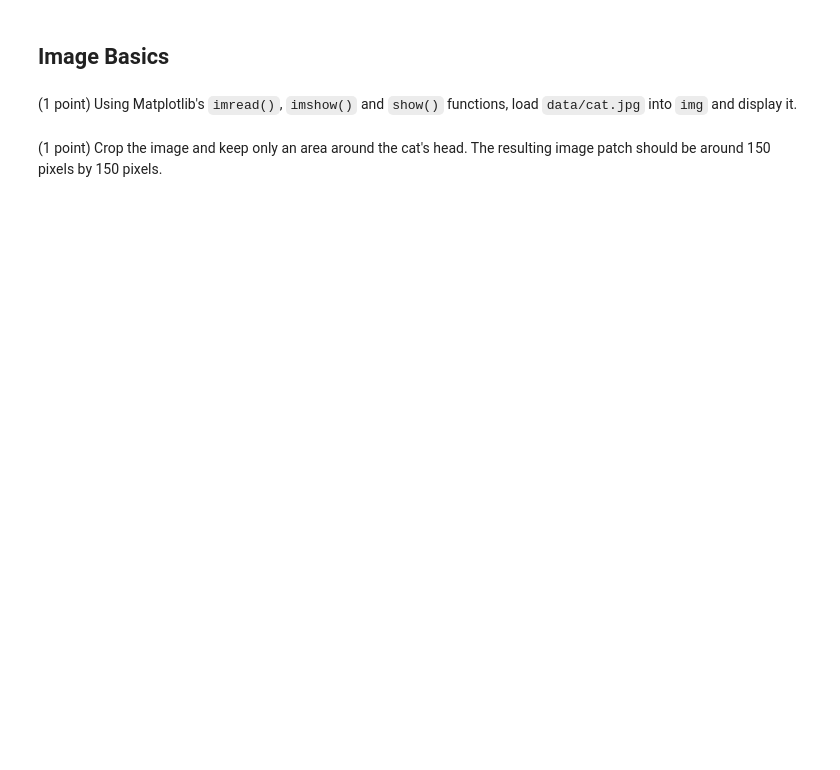
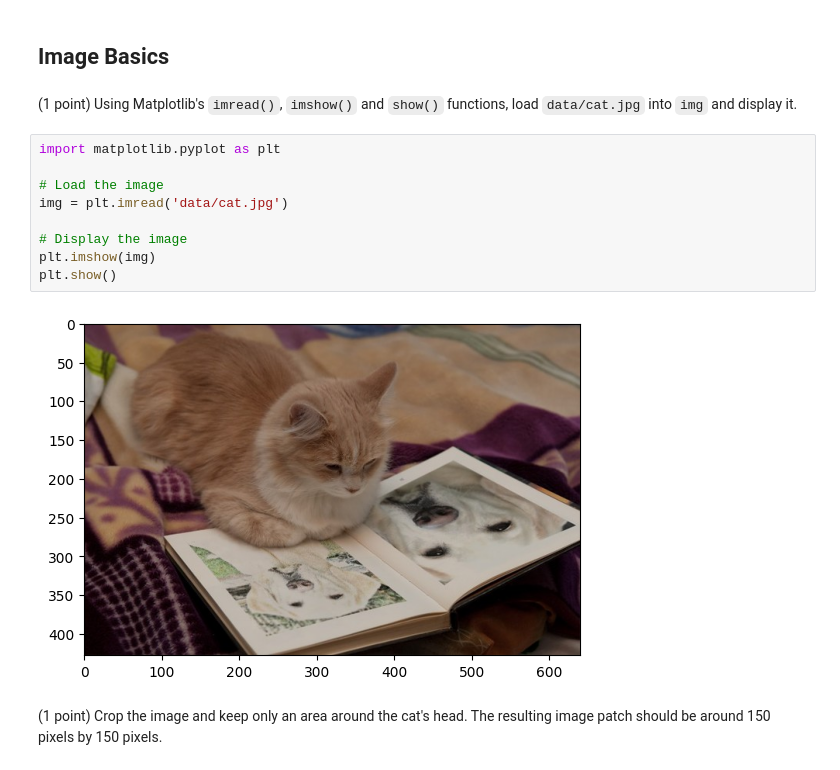
Before and after one commit to tanaynayak/CV, a Jupyter notebook: module_01/01_numpy_and_image_basics.ipynb, the cells around one changed output. Cells and saved outputs as stored; diff of their text form; blank space fills up the shorter version.

```diff
--- a/module_01/01_numpy_and_image_basics.ipynb
+++ b/module_01/01_numpy_and_image_basics.ipynb
@@ -31,5 +89,16 @@ Hint: Refer to Numpy's [docs on indexing](https://numpy.org/devdocs/user/basics.
 ## Image Basics
 # %% [markdown]
 (1 point) Using Matplotlib's `imread()`, `imshow()` and `show()` functions, load `data/cat.jpg` into `img` and display it.
+# %%
+import matplotlib.pyplot as plt
+
+# Load the image
+img = plt.imread('data/cat.jpg')
+
+# Display the image
+plt.imshow(img)
+plt.show()
+# %% [output]
+[figure, added]
 # %% [markdown]
 (1 point) Crop the image and keep only an area around the cat's head. The resulting image patch should be around 150 pixels by 150 pixels.
```
Also changed, not shown: parts of 13 cells of this notebook, 4 other files.
